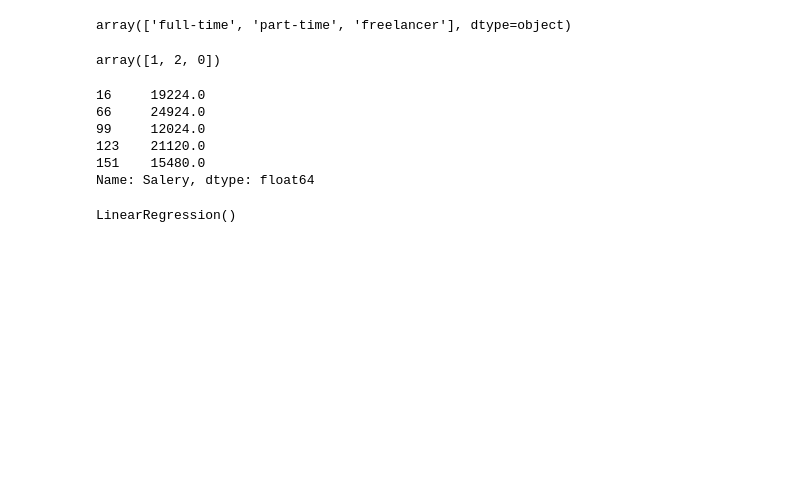
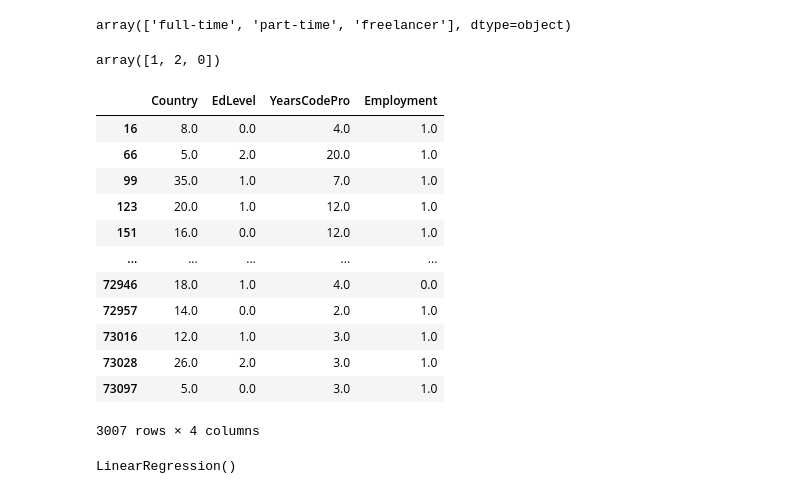
Before and after one commit to mudasir45/Ml_Salery_predection_web_app, a Jupyter notebook: ML_Salery_prediction_project.ipynb, the cells around one changed output. Saved outputs shown, nothing was run; the diff lists cells and outputs as text; code cells hidden in the pictures; blank space fills up the shorter version.

```diff
--- a/ML_Salery_prediction_project.ipynb
+++ b/ML_Salery_prediction_project.ipynb
@@ -181,13 +181,15 @@ array(['Bachelor’s degree', 'Master’s degree', 'Less than Bachelors',
 # %%
 from sklearn.preprocessing import LabelEncoder
 le_education = LabelEncoder()
-df['EdLevel'] = le_education.fit_transform(df['EdLevel'])
+le_education.fit(df['EdLevel'])
+df['EdLevel'] = le_education.transform(df['EdLevel'])
 df['EdLevel'].unique()
 # %% [output]
 array([0, 2, 1, 3])
 # %%
 le_country = LabelEncoder()
-df['Country'] = le_country.fit_transform(df['Country'])
+le_country.fit(df['Country'])
+df['Country'] = le_country.transform(df['Country'])
 df['Country'].unique()
 # %% [output]
 array([ 8,  5, 35, 20, 16, 30, 21, 13, 32, 14,  0, 15,  7,  9,  3, 19, 27,
@@ -219,14 +222,22 @@ array([1, 2, 0])
 X = df.drop("Salery", axis = 1)
 Y = df["Salery"]
 # %%
-Y.head()
+X = X.astype(float)
+X
 # %% [output]
+|  | Country | EdLevel | YearsCodePro | Employment |
+| 16 | 8.0 | 0.0 | 4.0 | 1.0 |
+| 66 | 5.0 | 2.0 | 20.0 | 1.0 |
+| 99 | 35.0 | 1.0 | 7.0 | 1.0 |
+| 123 | 20.0 | 1.0 | 12.0 | 1.0 |
+| 151 | 16.0 | 0.0 | 12.0 | 1.0 |
+| ... | ... | ... | ... | ... |
+| 72946 | 18.0 | 1.0 | 4.0 | 0.0 |
+| 72957 | 14.0 | 0.0 | 2.0 | 1.0 |
+| 73016 | 12.0 | 1.0 | 3.0 | 1.0 |
+| 73028 | 26.0 | 2.0 | 3.0 | 1.0 |
+| 73097 | 5.0 | 0.0 | 3.0 | 1.0 |
-16     19224.0
-66     24924.0
-99     12024.0
-123    21120.0
-151    15480.0
-Name: Salery, dtype: float64
+3007 rows × 4 columns
 # %%
 from sklearn.linear_model import LinearRegression
 linear_reg = LinearRegression()
```
Also changed, not shown: parts of 9 cells of this notebook, 1 other file.
